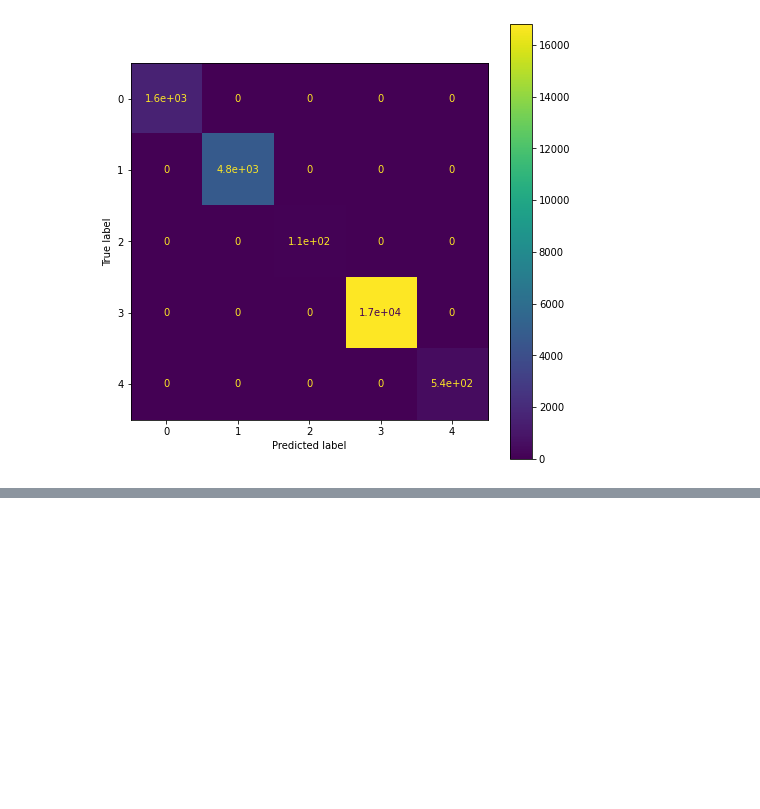
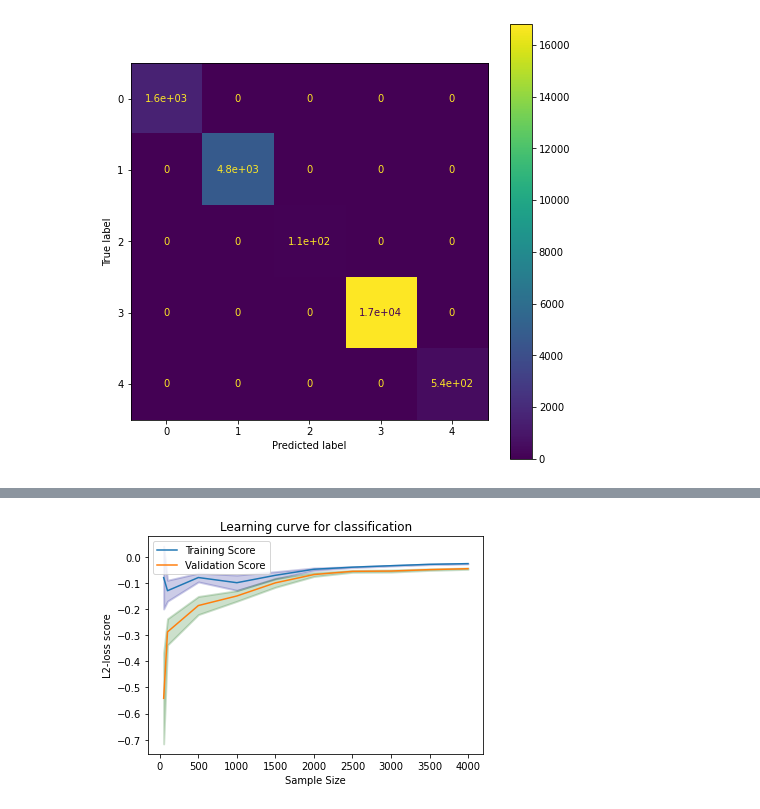
Before and after one commit to Amirosein/AGB-stars-ML-project, a Jupyter notebook: Milestone2/AGB_Project_2.ipynb, the cells around one changed output, grey strips where cells are left out. Saved outputs shown, nothing was run; the diff lists cells and outputs as text; code cells hidden in the pictures; blank space fills up the shorter version.

```diff
--- a/Milestone2/AGB_Project_2.ipynb
+++ b/Milestone2/AGB_Project_2.ipynb
@@ -221,0 +299,40 @@ plot_confusion_matrix(clf, x_test, y_test,  ax=ax)
+# %%
+from sklearn.model_selection import learning_curve, validation_curve
+
+def Plot_learning_curve(estimator , X , Y ) :
+
+    ns_list=np.array([ 50 ,100 , 500 , 1000 , 1500 , 2000 , 2500 , 3000 , 3500 , 4000 ])
+    ns_list, train_scores, validation_scores = learning_curve(
+                                                       estimator ,
+                                                       X = X, y = Y,
+                                                       train_sizes = ns_list, cv = 5,
+                                                       scoring = 'neg_mean_squared_error')
+    train_scores_mean =  train_scores.mean(axis = 1)
+    train_scores_std = np.std(train_scores, axis=1)
+    validation_scores_mean =  validation_scores.mean(axis = 1)
+    validation_scores_std  = validation_scores.std(axis = 1)
+
+    xlabel = 'Sample Size'
+    ylabel = 'L2-loss score'
+
+    plt_title = 'Learning curve for classification'
+
+    fig = plt.figure()
+    ax = fig.add_subplot(111, xlabel=xlabel, ylabel=ylabel, title=plt_title)
+    ax.plot(ns_list, train_scores_mean, label = 'Training Score')
+    ax.plot(ns_list, validation_scores_mean, label = 'Validation Score')
+
+    plt.fill_between(ns_list, train_scores_mean - train_scores_std,
+                     train_scores_mean + train_scores_std, alpha=0.2,
+                     color="darkblue", lw=2)
+    plt.fill_between(ns_list, validation_scores_mean - validation_scores_std,
+                     validation_scores_mean + validation_scores_std, alpha=0.2,
+                     color="darkgreen", lw=2)
+
+
+    ax.legend(loc=0)
+    plt.show()
+
+Plot_learning_curve(SVC() , x_train , y_train.values.ravel() )
+# %% [output]
+[figure, added]
```
Also changed, not shown: parts of 10 cells of this notebook.
